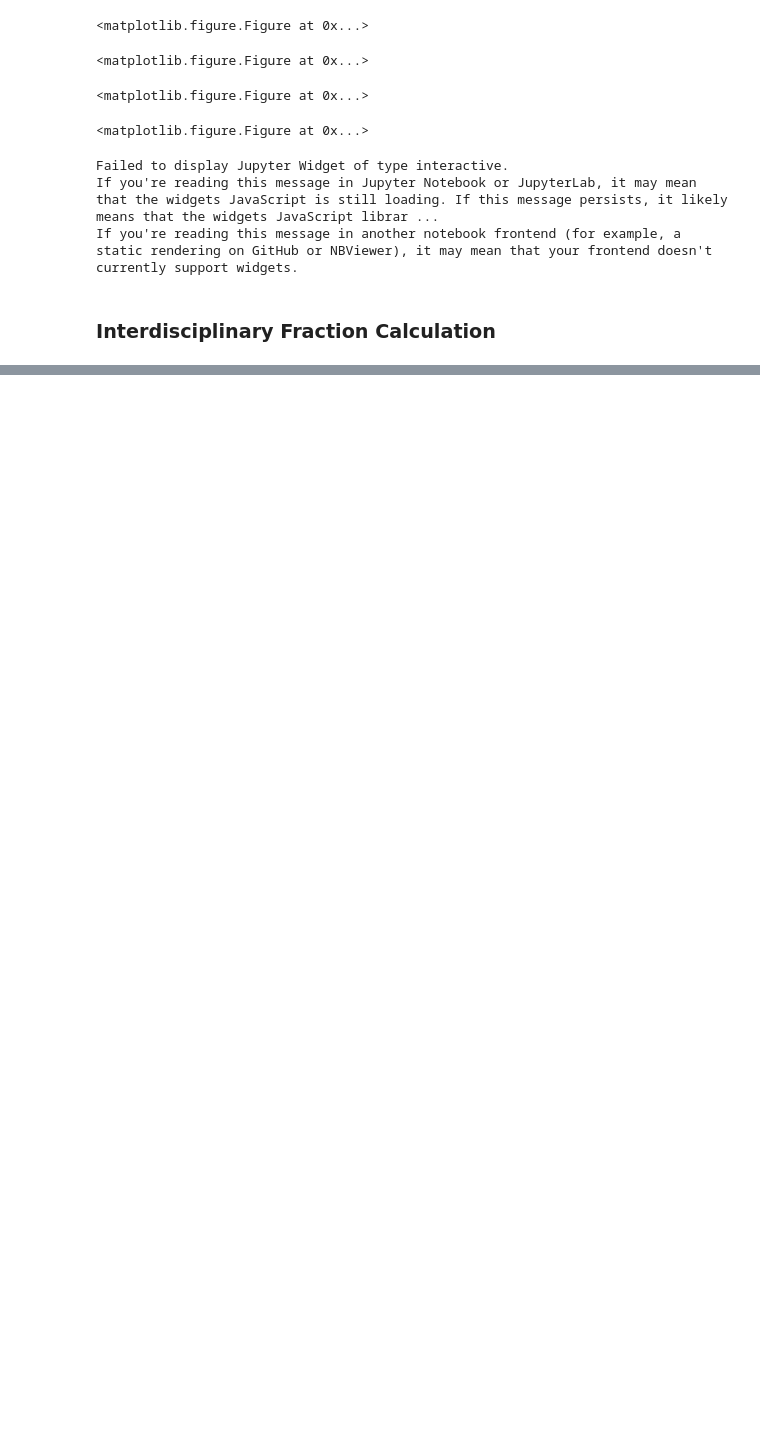
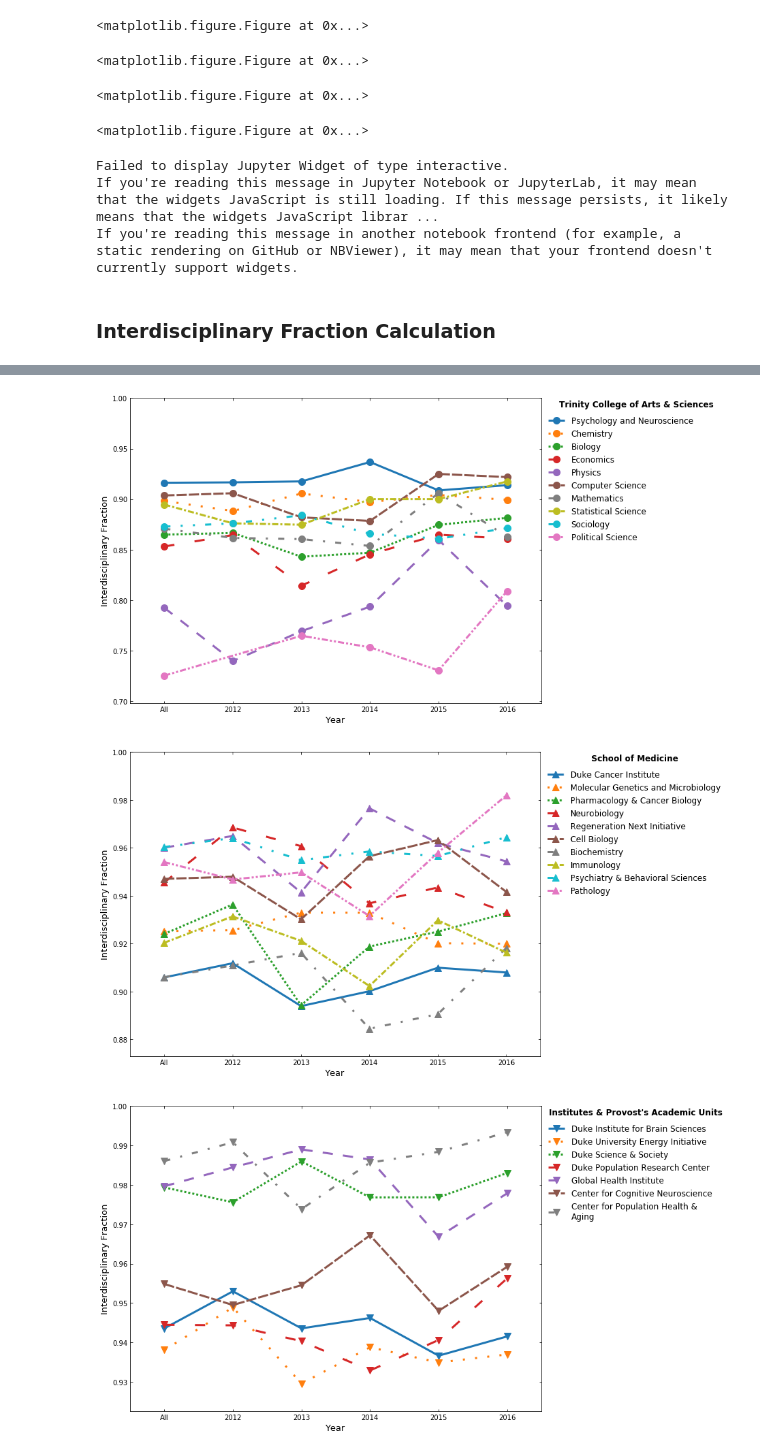
Before and after one commit to mepland/vis_challenge_2018, a Jupyter notebook: graph/graph.ipynb, the cells around one changed output, grey strips where cells are left out. Drawn from its saved outputs; the diff is of its cells as text; code cells hidden in the pictures; blank space fills up the shorter version.

```diff
--- a/graph/graph.ipynb
+++ b/graph/graph.ipynb
@@ -542,6 +548,7 @@ for nbin in range(len(G_binned)):
                     'node':node,
                     'org_name':org_names[node],
                     'school_name':school_names[node],
+                    'community':communities[node],
                     'interdis_frac':float(node_interdis_weight)/float(node_total_weight),
                     'node_total_weight':node_total_weight,
                     'G_total_weight':G_total_weight,
@@ -574,4 +562,26 @@ if len(color_list) < top_n_orgs_to_plot or len(ls_list) < top_n_orgs_to_plot:
 # %%
 df_fracs['cut'] = df_fracs.node_weight_median - 0.1*df_fracs.node_weight_iqr
 df_fracs = df_fracs[(df_fracs.cut < df_fracs.node_total_weight)]
+# %%
+# setup plotting variables
+frac_plots_path = output_path+"interdis_frac/"
+
+schools_to_plot=['Trinity College of Arts & Sciences','School of Medicine',"Institutes & Provost's Academic Units"]
+communities_to_plot=[0,1,2,3,4,5]
+
+# top n orgs by total weight on node, over all years
+top_n_orgs_to_plot = 10
+
+# setup color list
+cmap_nsteps=20
+if len(color_order)!=cmap_nsteps: print "len(color_order)!=cmap_nsteps, you might have problems!!"
+cmap=plt.get_cmap("tab20")
+color_list_raw = cmap(np.linspace(0, 1, cmap_nsteps))
+color_list = [color_list_raw[color_order[n]] for n in range(cmap_nsteps)]
+
+# setup line style list
+ls_list = [(0, ()), (0, (1, 5)), (0, (1, 1)), (0, (5, 10)), (0, (5, 5)), (0, (5, 1)), (0, (3, 5, 1, 5)), (0, (3, 1, 1, 1)), (0, (3, 5, 1, 5, 1, 5)), (0, (3, 1, 1, 1, 1, 1))]
+
+if len(color_list) < top_n_orgs_to_plot or len(ls_list) < top_n_orgs_to_plot:
+    print "A plot attribute list is to short, plotting will crash!" # could cycle, but overcrowding - rather just crash and re-evaluate
 # %%
@@ -684,0 +683,25 @@ for school in schools_to_plot+['Other']:
+# %%
+# plot by schools
+for school in schools_to_plot+['Other']:
+    # Get the correct school dataframe
+    if school != 'Other':
+        df_school = df_fracs[(df_fracs.school_name == school)]
+    else:
+        df_school = df_fracs
+        for school2 in schools_to_plot:
+            df_school = df_school[(df_school.school_name != school2)]
+
+    if df_school.empty: print "No rows in df_school, continuing!"; continue;
+
+    # Find orgs to plot
+    df_school_all = df_school[(df_school.year == -1)]
+    if df_school_all.empty: print "No rows in df_school_all, continuing!"; continue;
+    orgs_to_plot = df_school_all.nlargest(top_n_orgs_to_plot, 'node_total_weight').org_name.unique()
+
+    # generate components and plot them
+    plot_components = gen_plot_components(orgs_to_plot,df_school)
+    plot_frac(school,frac_plots_path+"schools/",plot_components)
+# %% [output]
+[figure, added]
+[figure, added]
+[figure, added]
```
Also changed, not shown: parts of 17 cells of this notebook.
